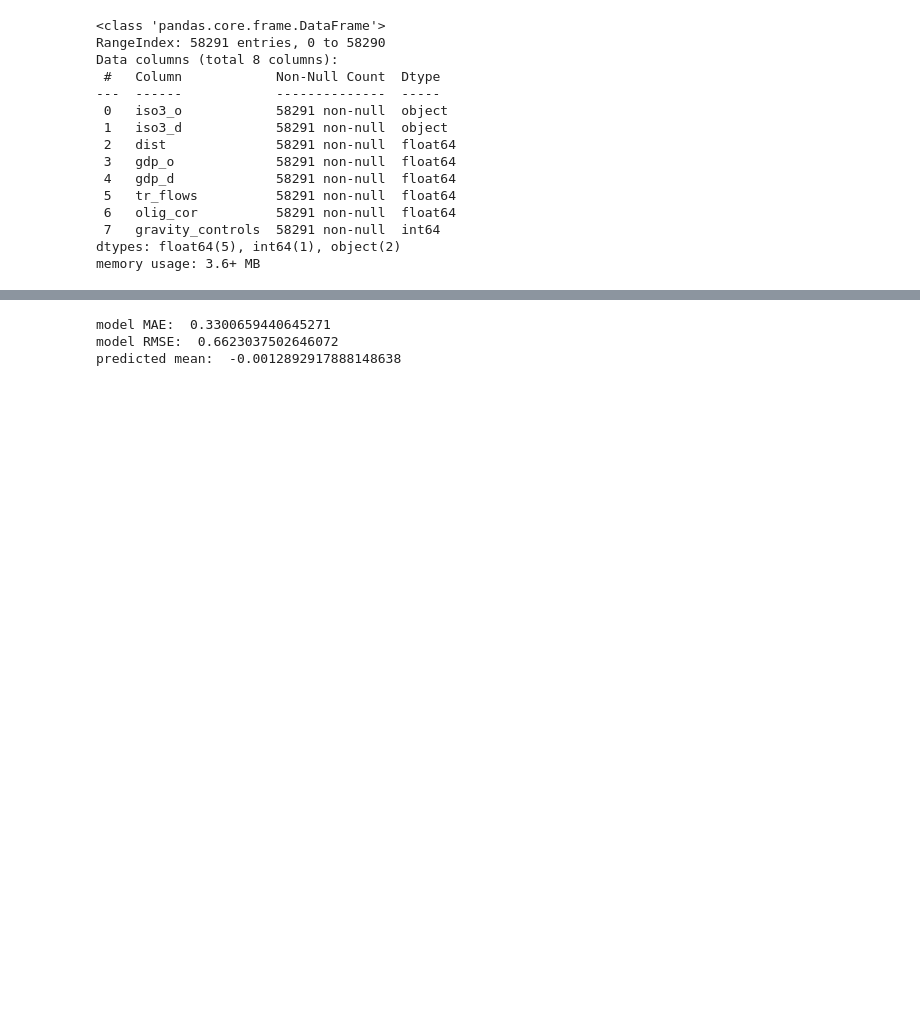
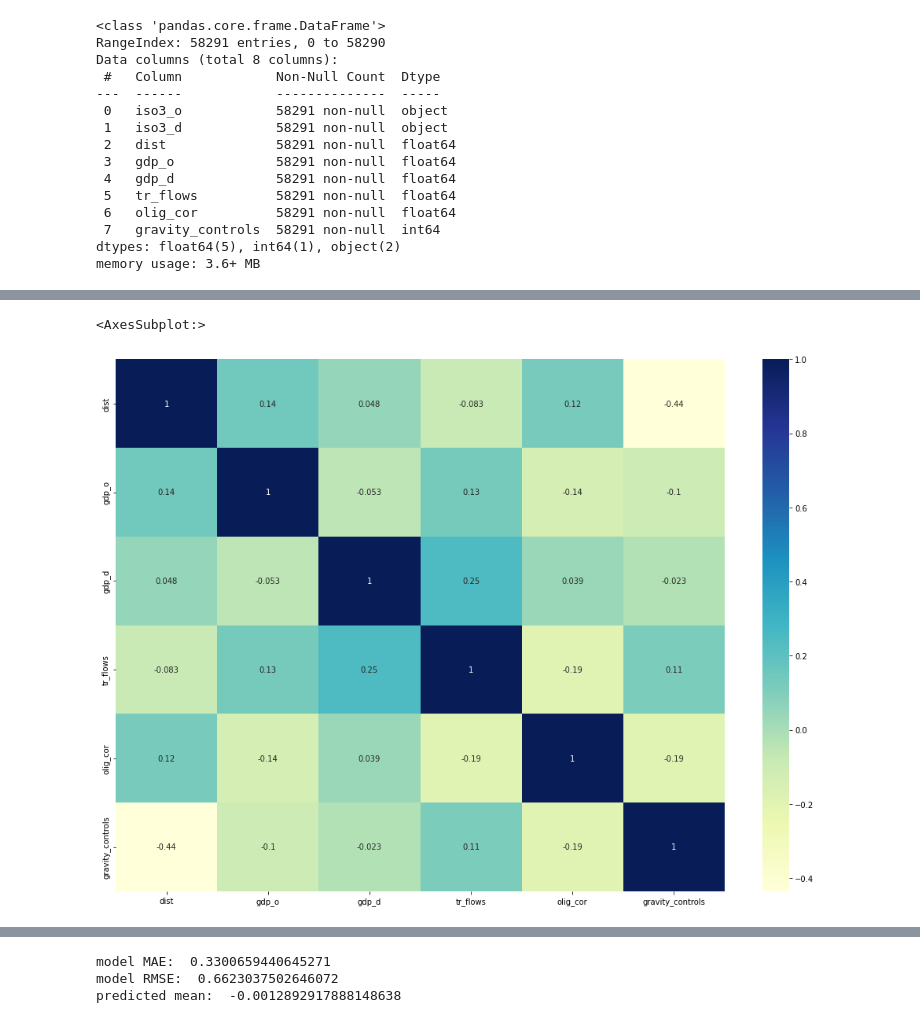
Before and after one commit to makcfd/angela-thesis, a Jupyter notebook: Regression_augmented.ipynb, the cells around one changed output, grey strips where cells are left out. Cells and saved outputs as stored; diff of their text form; code cells hidden in the pictures; blank space fills up the shorter version.

```diff
--- a/Regression_augmented.ipynb
+++ b/Regression_augmented.ipynb
@@ -91,0 +127,8 @@ memory usage: 3.6+ MB
+# %%
+corr_pic = df.corr(method ='pearson')
+
+fig, ax = plt.subplots(figsize=(14,10))
+sns.heatmap(corr_pic, annot=True, ax = ax,cmap="YlGnBu")
+# %% [output]
+<AxesSubplot:>
+[figure, added]
```
Also changed, not shown: parts of 6 cells of this notebook.
